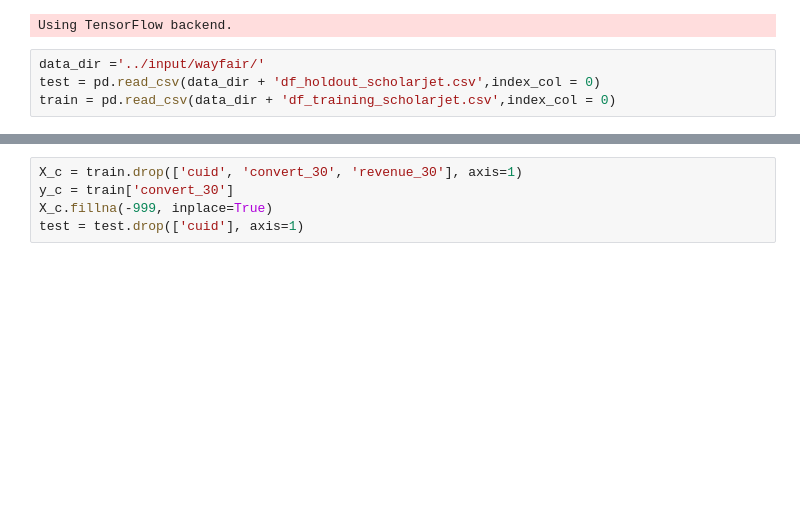
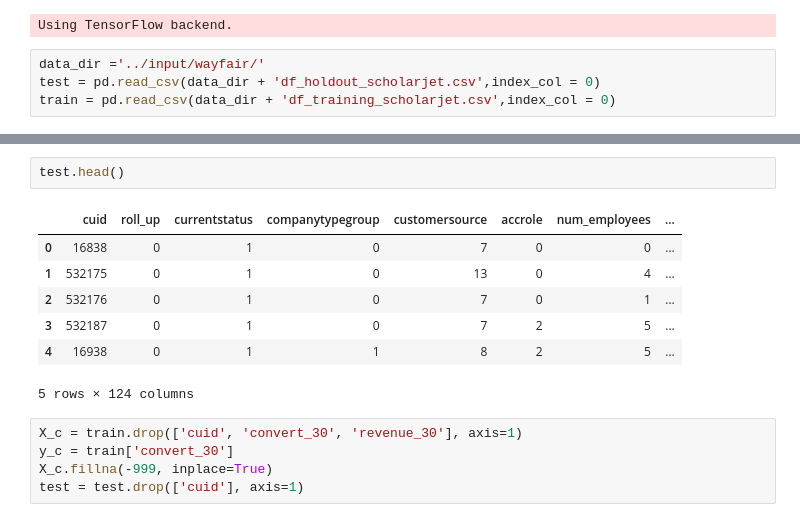
Before and after one commit to MarcoXM/WayfairCompetition, a Jupyter notebook: Boosting/Boosting_for_wayfair.ipynb, the cells around one changed output, grey strips where cells are left out. Drawn from its saved outputs; the diff is of its cells as text; blank space fills up the shorter version.

```diff
--- a/Boosting/Boosting_for_wayfair.ipynb
+++ b/Boosting/Boosting_for_wayfair.ipynb
@@ -83,6 +102,16 @@ for col in tqdm_notebook(train.columns):
         test[col] = le.transform(list(test[col].astype(str).values))
 # %% [output]
 [interactive output not drawn]
+# %%
+test.head()
+# %% [output]
+|  | cuid | roll_up | currentstatus | companytypegroup | customersource | accrole | num_employees | ... |
+| 0 | 16838 | 0 | 1 | 0 | 7 | 0 | 0 | ... |
+| 1 | 532175 | 0 | 1 | 0 | 13 | 0 | 4 | ... |
+| 2 | 532176 | 0 | 1 | 0 | 7 | 0 | 1 | ... |
+| 3 | 532187 | 0 | 1 | 0 | 7 | 2 | 5 | ... |
+| 4 | 16938 | 0 | 1 | 1 | 8 | 2 | 5 | ... |
+5 rows × 124 columns
 # %%
 X_c = train.drop(['cuid', 'convert_30', 'revenue_30'], axis=1)
 y_c = train['convert_30']
```
Also changed, not shown: parts of 9 cells of this notebook.
